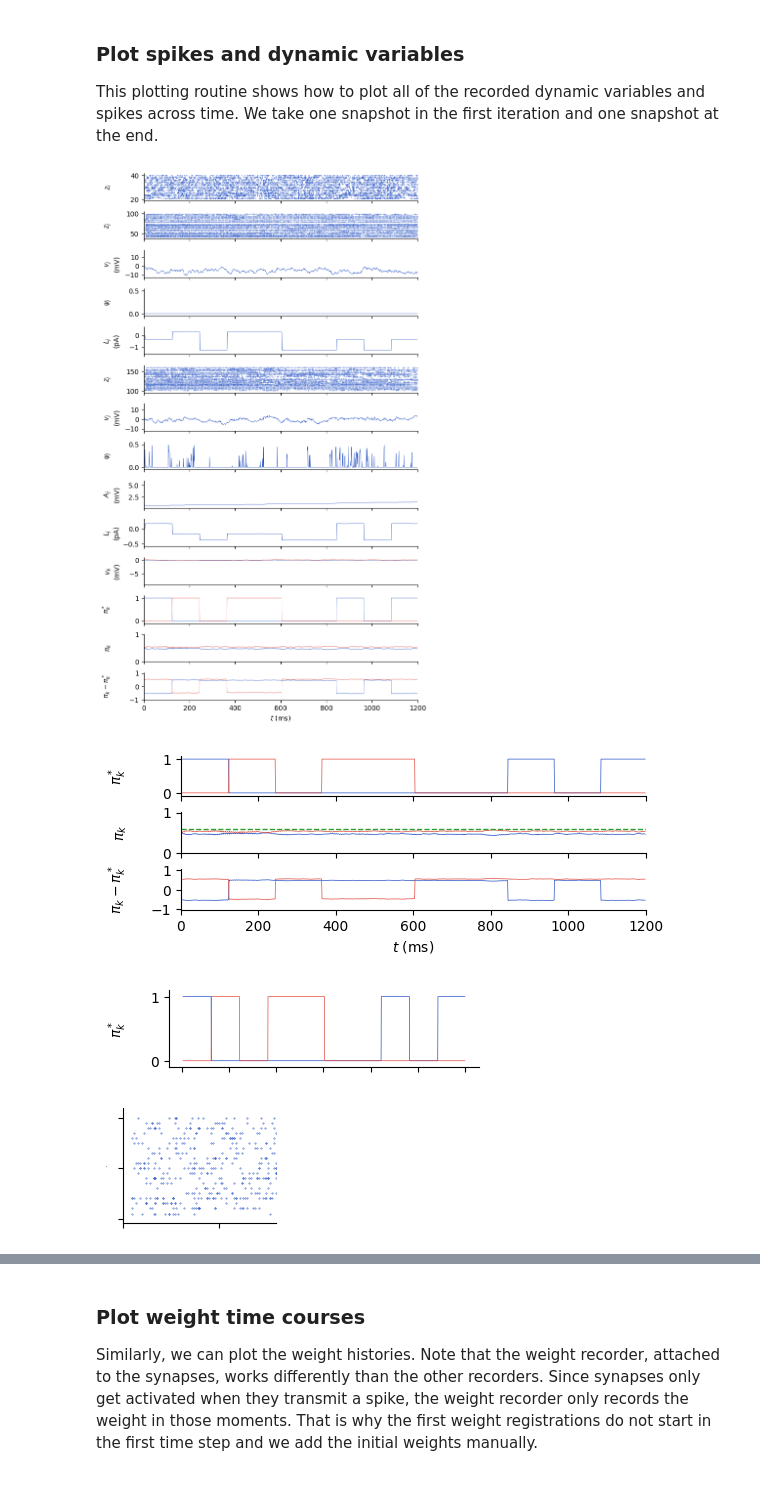
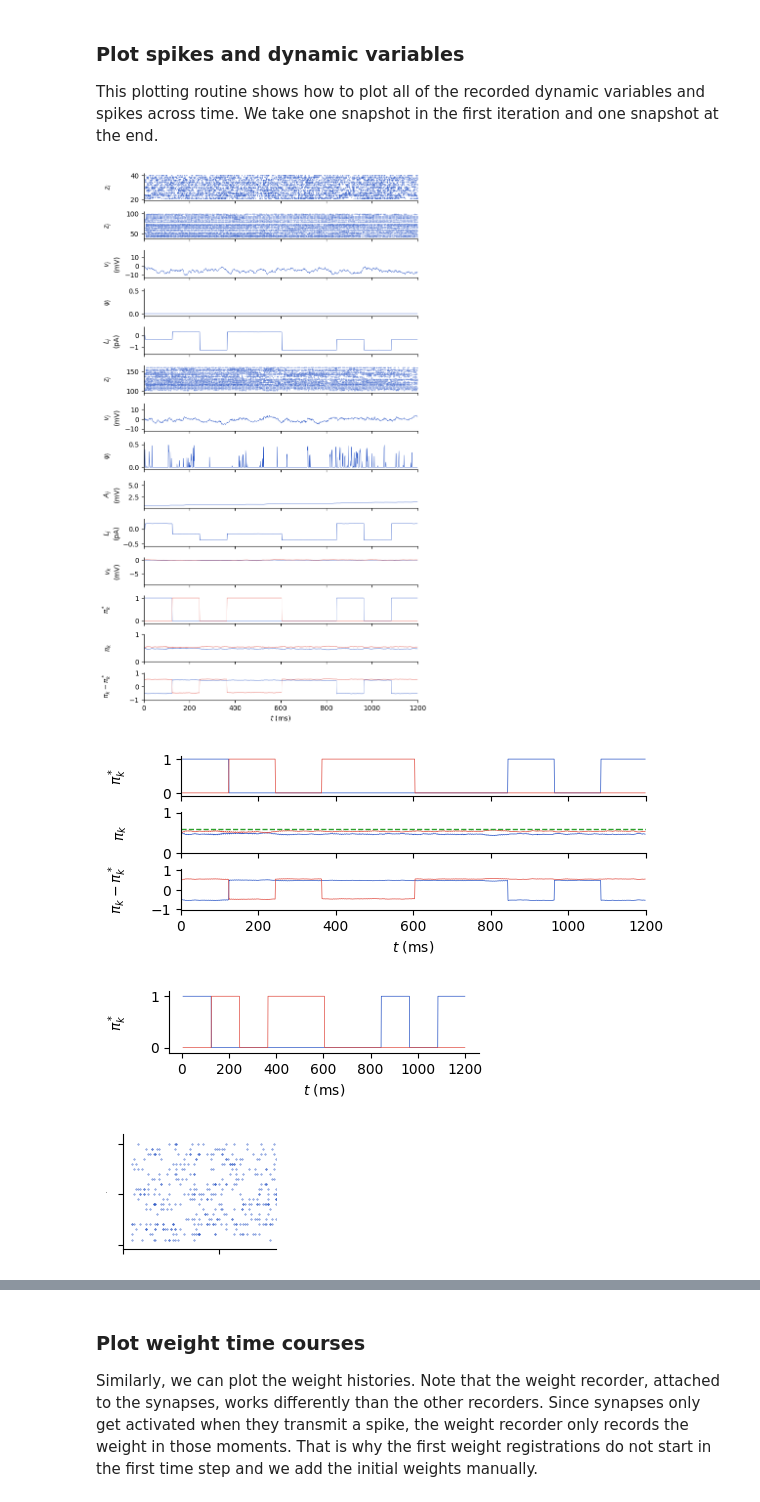
Before and after one commit to Hadlar99/e-prop_master_nmbu, a Jupyter notebook: code_binary/eprop_seq_two_classes_silence_pca.ipynb, the cells around one changed output, grey strips where cells are left out. Cells and saved outputs as stored; diff of their text form; code cells hidden in the pictures.

```diff
--- a/code_binary/eprop_seq_two_classes_silence_pca.ipynb
+++ b/code_binary/eprop_seq_two_classes_silence_pca.ipynb
@@ -920,36 +920,36 @@ for xlims in [(0, steps["sequence"]), (steps["task"] - steps["sequence"], steps[
     plot_recordable(axs_grouped[0], events_mm_out, "target_signal", r"$\pi^*_k$" + "\n", xlims)
     plot_recordable(axs_grouped[1], events_mm_out, "readout_signal", r"$\pi_k$" + "\n", xlims)
     plot_recordable(axs_grouped[2], events_mm_out, "error_signal", r"$\pi_k-\pi^*_k$" + "\n", xlims)
     axs_grouped[1].axhline(y=0.6, color="tab:green", linewidth=1, linestyle="--")
 
 
     axs_grouped[-1].set_xlabel(r"$t$ (ms)")
     axs_grouped[-1].set_xlim(*xlims)
     fig_grouped.align_ylabels()
     fig_grouped.tight_layout()
 
     axs[-1].set_xlabel(r"$t$ (ms)")
     axs[-1].set_xlim(*xlims)
 
     # Target plot
-    fig_target, ax_target = plt.subplots(figsize=(4, 1))
+    fig_target, ax_target = plt.subplots(figsize=(4, 0.8))
 
     plot_recordable(ax_target, events_mm_out, "target_signal", r"$\pi^*_k$" + "\n", xlims)
-    ax_target.tick_params(axis="x", labelbottom=False)
+    ax_target.set_xlabel(r"$t$ (ms)")
     fig.align_ylabels()
 
     # Standalone figure for axs[0]
     fig_single_0, ax_single_0 = plt.subplots(figsize=(2, 1.5))
     plot_spikes(ax_single_0, events_sr, nrns_in, r"$z_i$" + "\n", xlims)
     ax_single_0.set_ylabel(r"$z_i$" + "\n", fontsize=0)
     ax_single_0.tick_params(axis="x", labelbottom=False)
     ax_single_0.tick_params(axis="y", labelleft=False)
     ax_single_0.set_xlim(0, 80)
     fig_single_0.tight_layout()
 # %% [output]
 [figure]
 [figure]
-[figure, old version]
+[figure, new version]
 [figure]
 [figure]
 [figure]
```
Also changed, not shown: parts of 1 cell of this notebook, 3 other files.
